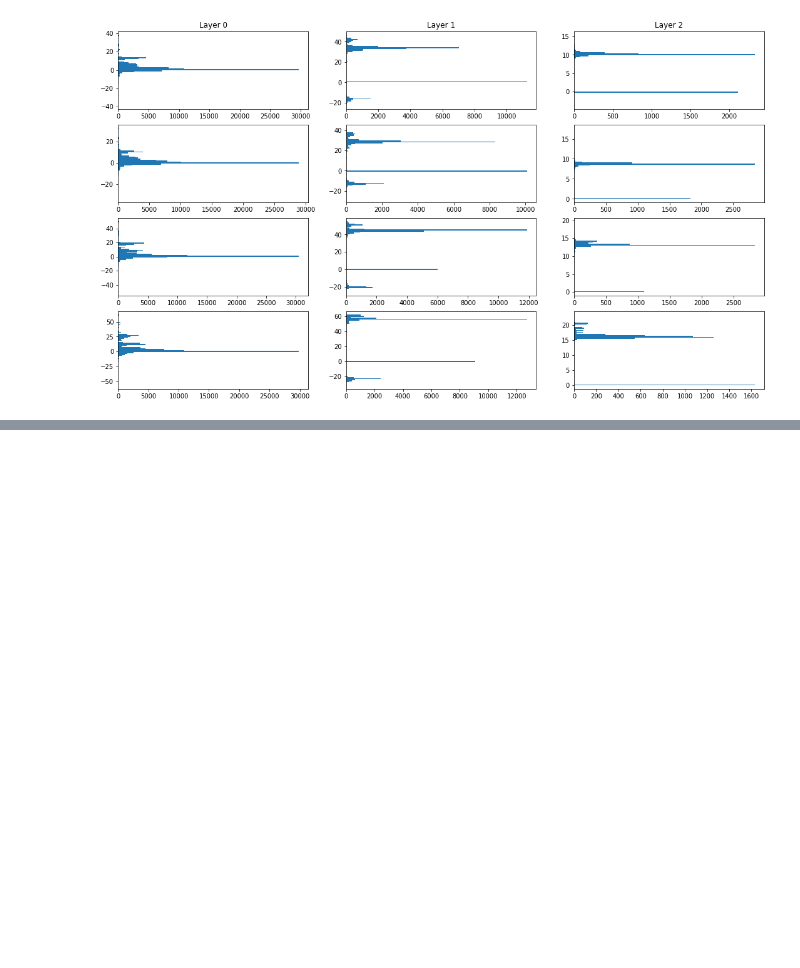
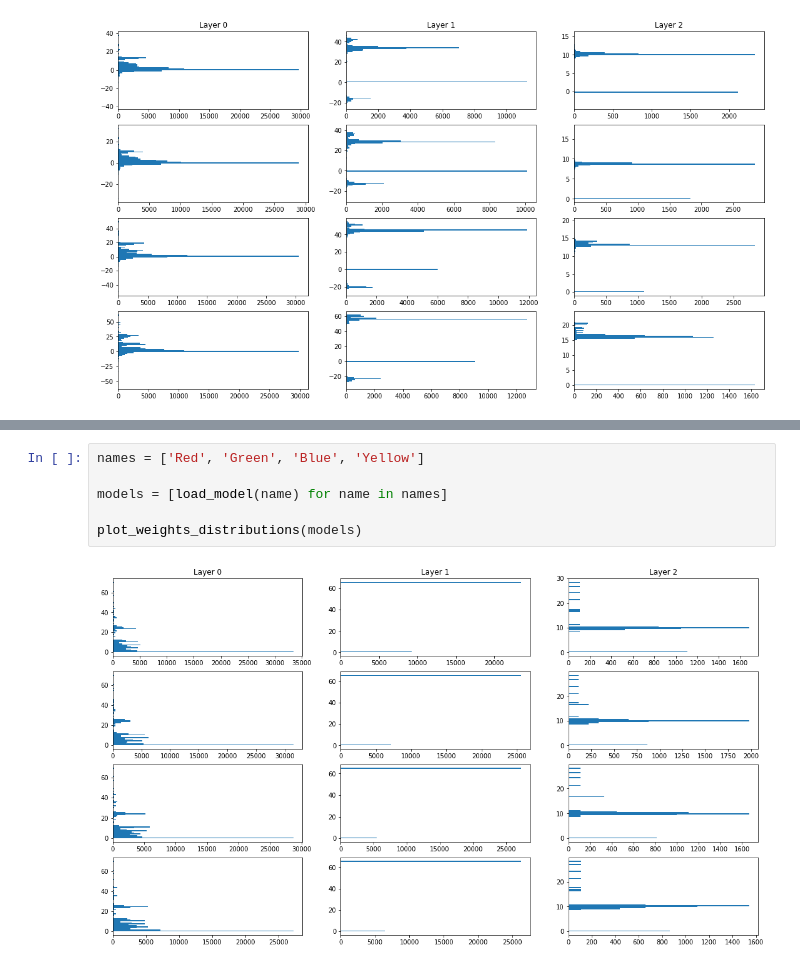
Before and after one commit to Bautista-Baiocchi-lora/Truco-RL, a Jupyter notebook: ResultAnalysis.ipynb, the cells around one changed output, grey strips where cells are left out. Drawn from its saved outputs; the diff is of its cells as text; blank space fills up the shorter version.

```diff
--- a/ResultAnalysis.ipynb
+++ b/ResultAnalysis.ipynb
@@ -55,0 +77,8 @@ plot_weights_distributions(models)
+# %%
+names = ['Red', 'Green', 'Blue', 'Yellow']
+
+models = [load_model(name) for name in names]
+
+plot_weights_distributions(models)
+# %% [output]
+[figure, added]
```
Also changed, not shown: parts of 7 cells of this notebook, 14 other files.
